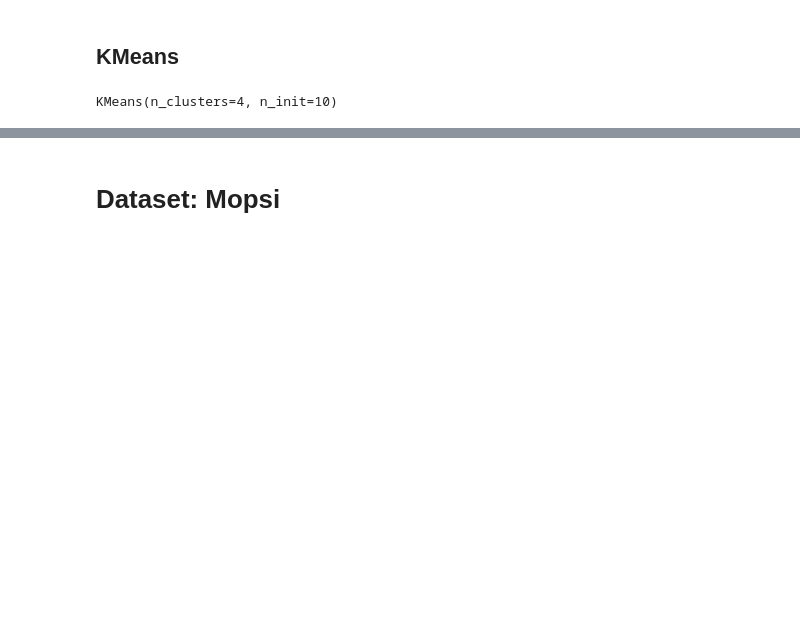
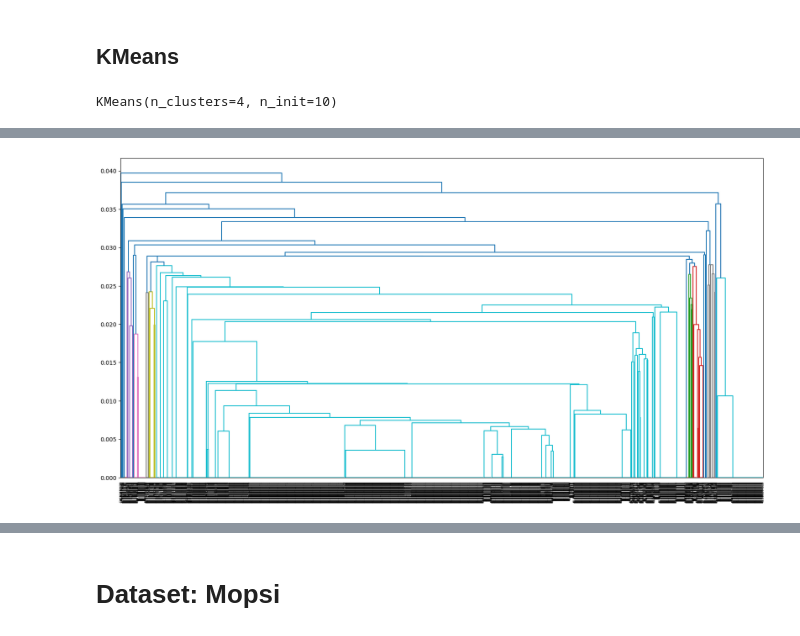
Before and after one commit to USFCA-CS663-Spring2024/kmeans-Sahil1709, a Jupyter notebook: Assignment 2 - Clustering.ipynb, the cells around one changed output, grey strips where cells are left out. Drawn from its saved outputs; the diff is of its cells as text; code cells hidden in the pictures; blank space fills up the shorter version.

```diff
--- a/Assignment 2 - Clustering.ipynb
+++ b/Assignment 2 - Clustering.ipynb
@@ -363,0 +425,13 @@ sns.scatterplot(data=clean_df, x=clean_df['Dropoff Centroid Longitude'], y=clean
+# %%
+from scipy.cluster.hierarchy import linkage, dendrogram
+
+def leaf_label_function(index):
+    return clean_df.iloc[index, 0]
+
+
+plt.figure(figsize=(20,10))
+dend = dendrogram(linkage(clean_df.iloc[:10000, -2:]), leaf_label_func=leaf_label_function)
+
+plt.show()
+# %% [output]
+[figure, added]
```
Also changed, not shown: parts of 18 cells of this notebook, 2 other files.
